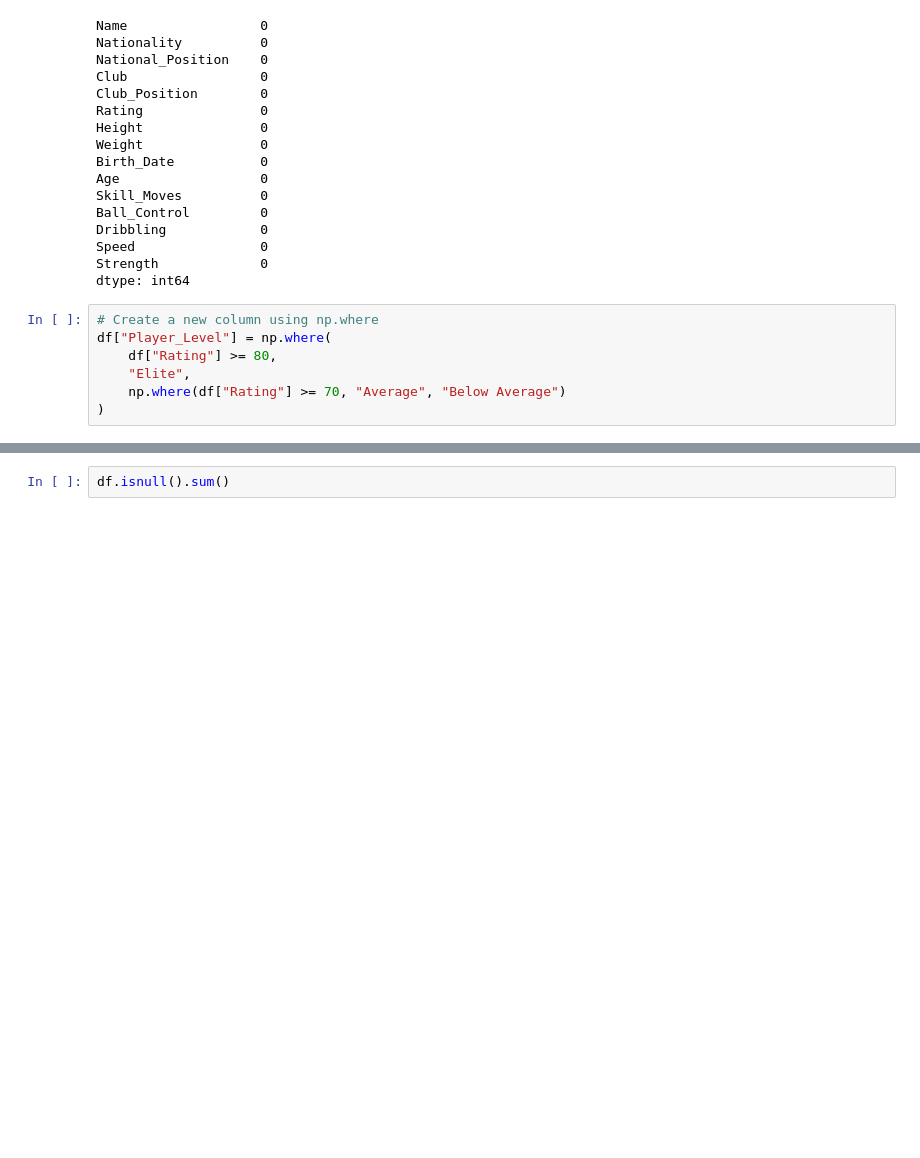
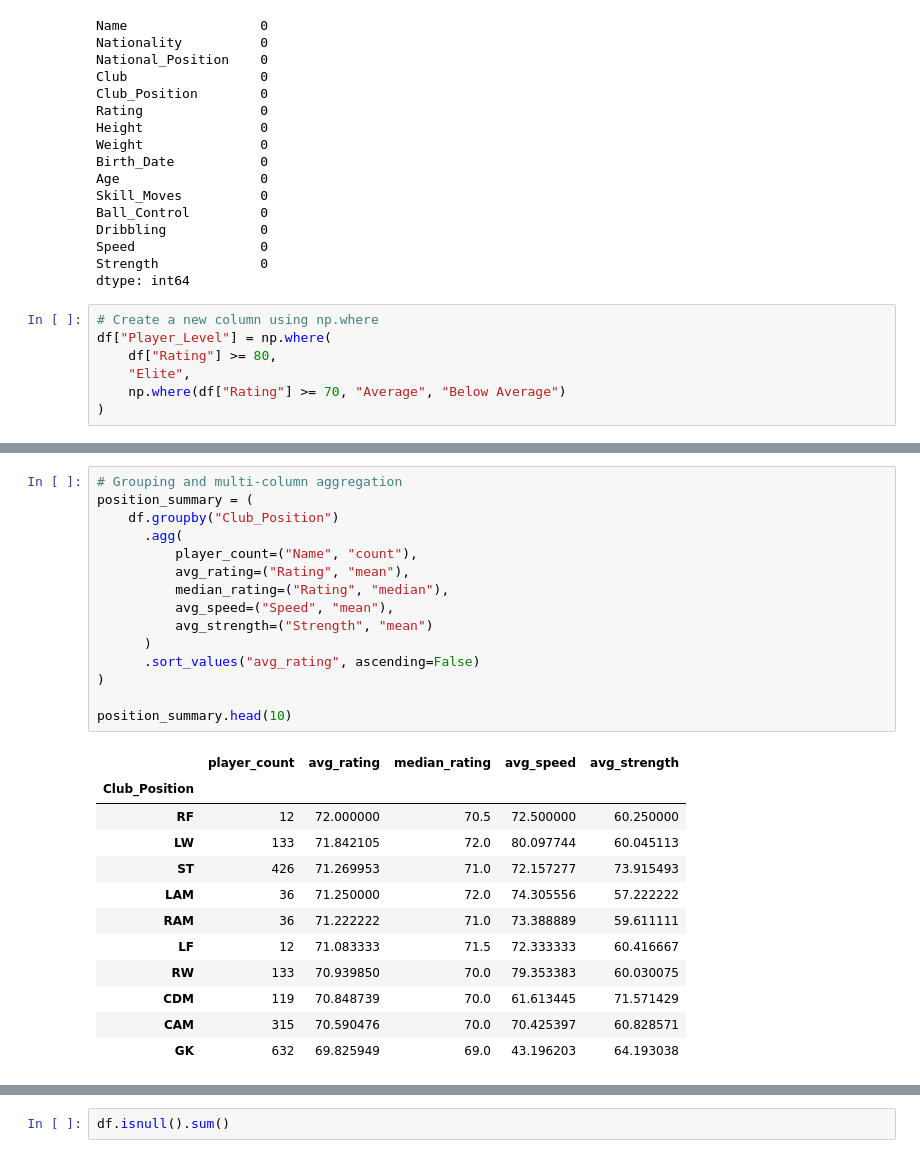
Before and after one commit to AbigailUhl/Group-24-Python-Projects, a Jupyter notebook: analysis.ipynb, the cells around one changed output, grey strips where cells are left out. Saved outputs shown, nothing was run; the diff lists cells and outputs as text; blank space fills up the shorter version.

```diff
--- a/analysis.ipynb
+++ b/analysis.ipynb
@@ -233,0 +262,28 @@ df["Player_Level"] = np.where(
+# %%
+# Grouping and multi-column aggregation
+position_summary = (
+    df.groupby("Club_Position")
+      .agg(
+          player_count=("Name", "count"),
+          avg_rating=("Rating", "mean"),
+          median_rating=("Rating", "median"),
+          avg_speed=("Speed", "mean"),
+          avg_strength=("Strength", "mean")
+      )
+      .sort_values("avg_rating", ascending=False)
+)
+
+position_summary.head(10)
+# %% [output]
+|  | player_count | avg_rating | median_rating | avg_speed | avg_strength |
+| Club_Position |  |  |  |  |  |
+| RF | 12 | 72.000000 | 70.5 | 72.500000 | 60.250000 |
+| LW | 133 | 71.842105 | 72.0 | 80.097744 | 60.045113 |
+| ST | 426 | 71.269953 | 71.0 | 72.157277 | 73.915493 |
+| LAM | 36 | 71.250000 | 72.0 | 74.305556 | 57.222222 |
+| RAM | 36 | 71.222222 | 71.0 | 73.388889 | 59.611111 |
+| LF | 12 | 71.083333 | 71.5 | 72.333333 | 60.416667 |
+| RW | 133 | 70.939850 | 70.0 | 79.353383 | 60.030075 |
+| CDM | 119 | 70.848739 | 70.0 | 61.613445 | 71.571429 |
+| CAM | 315 | 70.590476 | 70.0 | 70.425397 | 60.828571 |
+| GK | 632 | 69.825949 | 69.0 | 43.196203 | 64.193038 |
```
Also changed, not shown: parts of 18 cells of this notebook, 1 other file.
